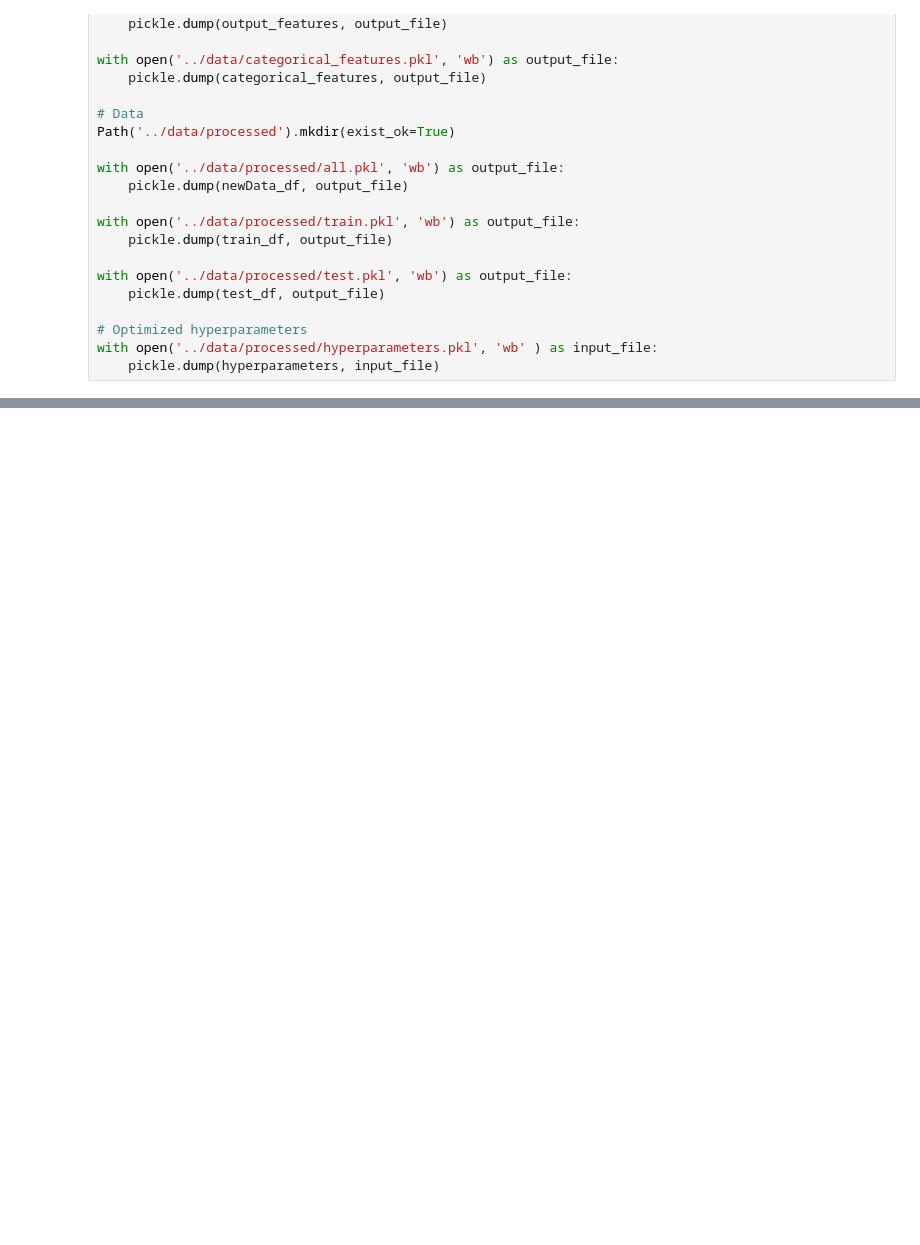
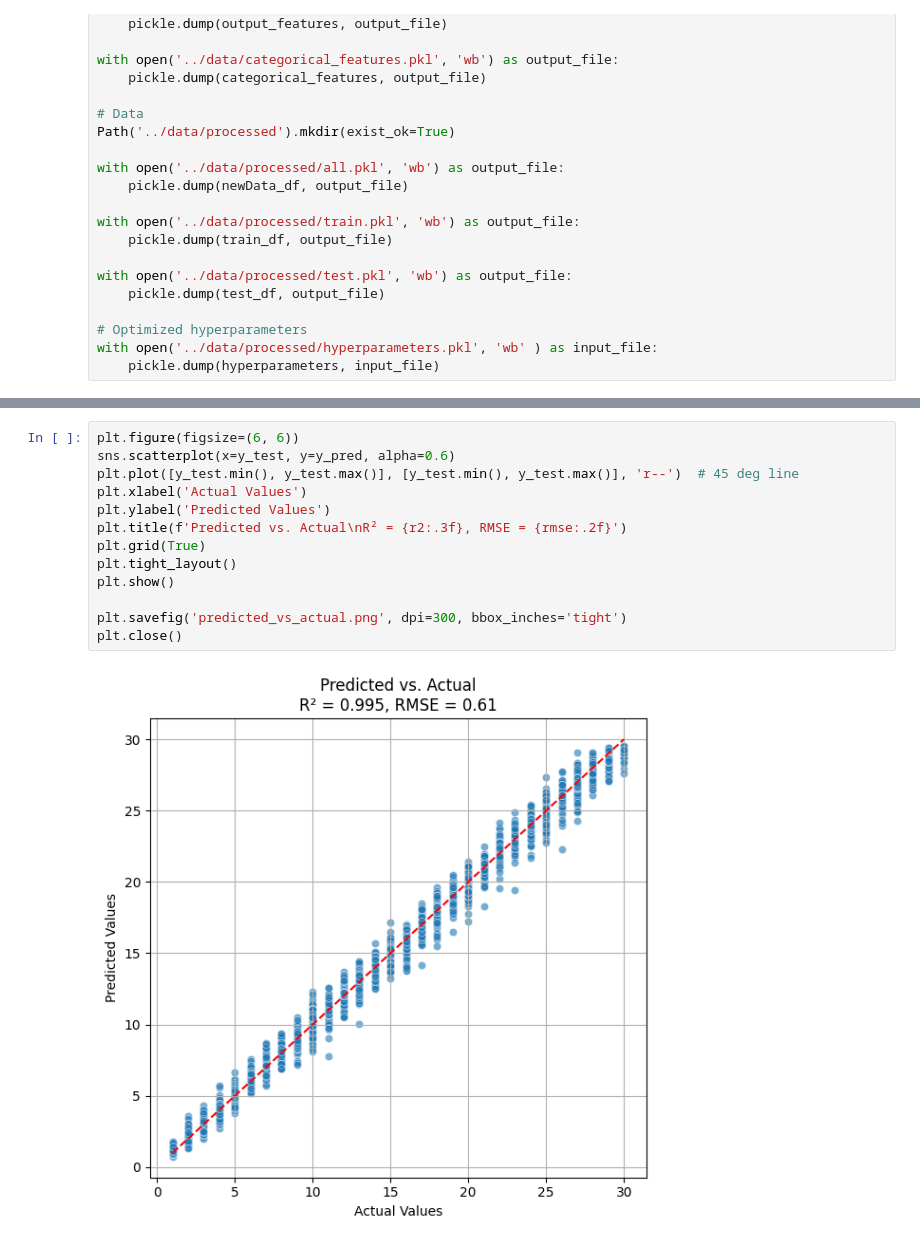
Before and after one commit to 4GeeksAcademy/MikeB-fitness_final_project, a Jupyter notebook: notebooks/02_Clements_GradientBoostingRegressor.ipynb, the cells around one changed output, grey strips where cells are left out. Saved outputs shown, nothing was run; the diff lists cells and outputs as text; blank space fills up the shorter version.

Commit message:
new images

```diff
--- a/notebooks/02_Clements_GradientBoostingRegressor.ipynb
+++ b/notebooks/02_Clements_GradientBoostingRegressor.ipynb
@@ -355,0 +363,15 @@ with open('../data/processed/hyperparameters.pkl', 'wb' ) as input_file:
+# %%
+plt.figure(figsize=(6, 6))
+sns.scatterplot(x=y_test, y=y_pred, alpha=0.6)
+plt.plot([y_test.min(), y_test.max()], [y_test.min(), y_test.max()], 'r--')  # 45 deg line
+plt.xlabel('Actual Values')
+plt.ylabel('Predicted Values')
+plt.title(f'Predicted vs. Actual\nR² = {r2:.3f}, RMSE = {rmse:.2f}')
+plt.grid(True)
+plt.tight_layout()
+plt.show()
+
+plt.savefig('predicted_vs_actual.png', dpi=300, bbox_inches='tight')
+plt.close()
+# %% [output]
+[figure, added]
```
Also changed, not shown: parts of 4 cells of this notebook, 4 other files.
